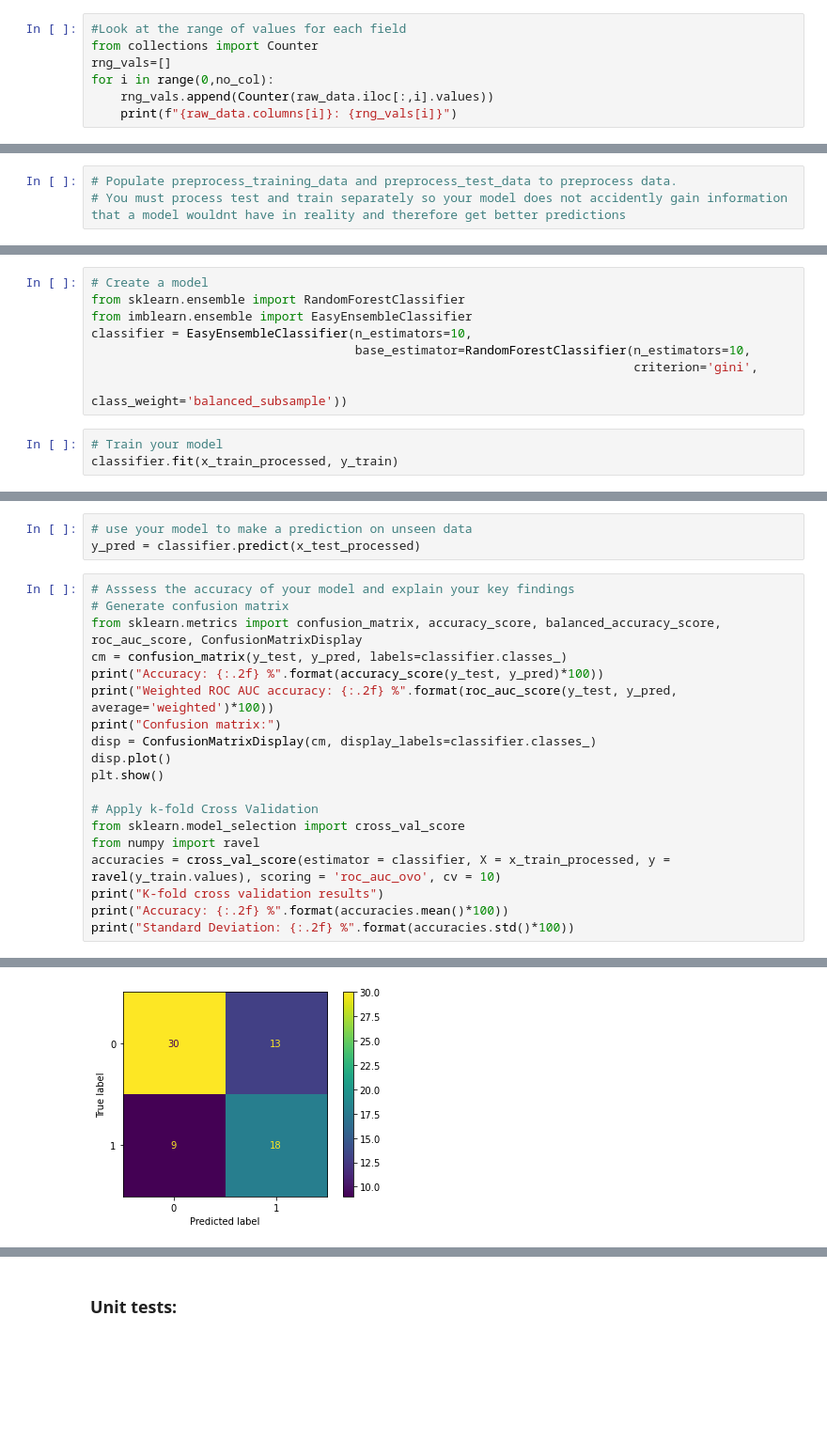
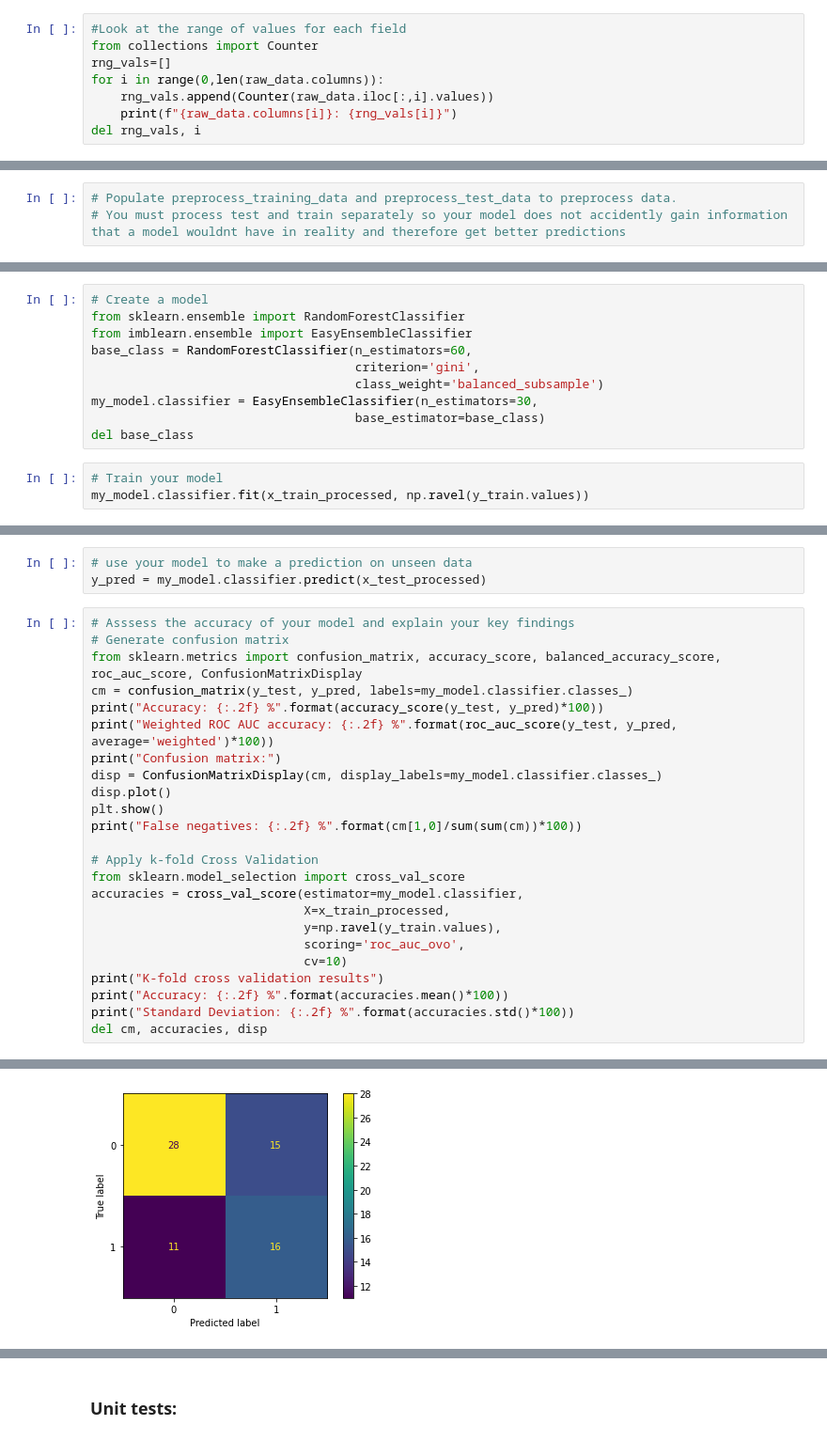
Before and after one commit to StickMonkey615/JHCSMod4, a Jupyter notebook: Final Classifier Model.ipynb, the cells around one changed output, grey strips where cells are left out. Shown at 94% size. Drawn from its saved outputs; the diff is of its cells as text; blank space fills up the shorter version.

```diff
--- a/Final Classifier Model.ipynb
+++ b/Final Classifier Model.ipynb
@@ -85,9 +84,10 @@ for i in range(0, no_col):
 #Look at the range of values for each field
 from collections import Counter
 rng_vals=[]
-for i in range(0,no_col):
+for i in range(0,len(raw_data.columns)):
     rng_vals.append(Counter(raw_data.iloc[:,i].values))
     print(f"{raw_data.columns[i]}: {rng_vals[i]}")
+del rng_vals, i
 # %% [output]
 age: Counter({'50-59': 96, '40-49': 90, '60-69': 57, '30-39': 36, '70-79': 6, '20-29': 1})
 menopause: Counter({'premeno': 150, 'ge40': 129, 'lt40': 7})
@@ -279,12 +283,14 @@ x_test_processed = my_model.preprocess_test_data(X_test)
 # Create a model
 from sklearn.ensemble import RandomForestClassifier
 from imblearn.ensemble import EasyEnsembleClassifier
-classifier = EasyEnsembleClassifier(n_estimators=10,
-                                    base_estimator=RandomForestClassifier(n_estimators=10,
-                                                                          criterion='gini',
-                                                                          class_weight='balanced_subsample'))
+base_class = RandomForestClassifier(n_estimators=60,
+                                    criterion='gini',
+                                    class_weight='balanced_subsample')
+my_model.classifier = EasyEnsembleClassifier(n_estimators=30,
+                                    base_estimator=base_class)
+del base_class
 # %%
 # Train your model
-classifier.fit(x_train_processed, y_train)
+my_model.classifier.fit(x_train_processed, np.ravel(y_train.values))
 # %% [output]
 EasyEnsembleClassifier(base_estimator=RandomForestClassifier(class_weight='balanced_subsample',
@@ -292,23 +331,28 @@ EasyEnsembleClassifier(base_estimator=RandomForestClassifier(class_weight='balan
 # %%
 # use your model to make a prediction on unseen data
-y_pred = classifier.predict(x_test_processed)
+y_pred = my_model.classifier.predict(x_test_processed)
 # %%
 # Asssess the accuracy of your model and explain your key findings
 # Generate confusion matrix
 from sklearn.metrics import confusion_matrix, accuracy_score, balanced_accuracy_score, roc_auc_score, ConfusionMatrixDisplay
-cm = confusion_matrix(y_test, y_pred, labels=classifier.classes_)
+cm = confusion_matrix(y_test, y_pred, labels=my_model.classifier.classes_)
 print("Accuracy: {:.2f} %".format(accuracy_score(y_test, y_pred)*100))
 print("Weighted ROC AUC accuracy: {:.2f} %".format(roc_auc_score(y_test, y_pred, average='weighted')*100))
 print("Confusion matrix:")
-disp = ConfusionMatrixDisplay(cm, display_labels=classifier.classes_)
+disp = ConfusionMatrixDisplay(cm, display_labels=my_model.classifier.classes_)
 disp.plot()
 plt.show()
+print("False negatives: {:.2f} %".format(cm[1,0]/sum(sum(cm))*100))
 
 # Apply k-fold Cross Validation
 from sklearn.model_selection import cross_val_score
-from numpy import ravel
-accuracies = cross_val_score(estimator = classifier, X = x_train_processed, y = ravel(y_train.values), scoring = 'roc_auc_ovo', cv = 10)
+accuracies = cross_val_score(estimator=my_model.classifier,
+                             X=x_train_processed,
+                             y=np.ravel(y_train.values),
+                             scoring='roc_auc_ovo',
+                             cv=10)
 print("K-fold cross validation results")
 print("Accuracy: {:.2f} %".format(accuracies.mean()*100))
 print("Standard Deviation: {:.2f} %".format(accuracies.std()*100))
+del cm, accuracies, disp
 # %% [output]
@@ -317,2 +361,2 @@ Weighted ROC AUC accuracy: 68.22 %
 Confusion matrix:
-[figure, old version]
+[figure, new version]
```
Also changed, not shown: parts of 14 cells of this notebook.
